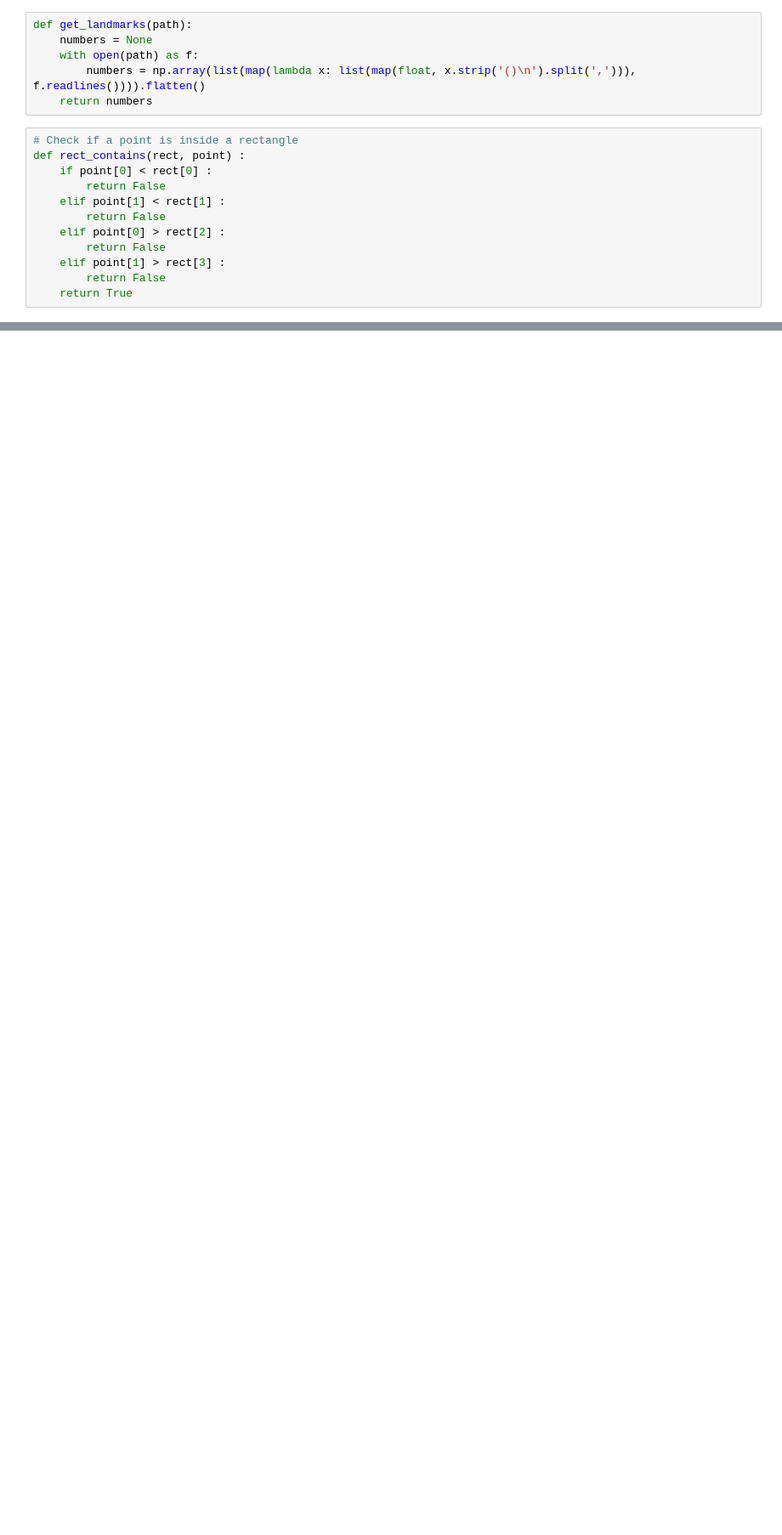
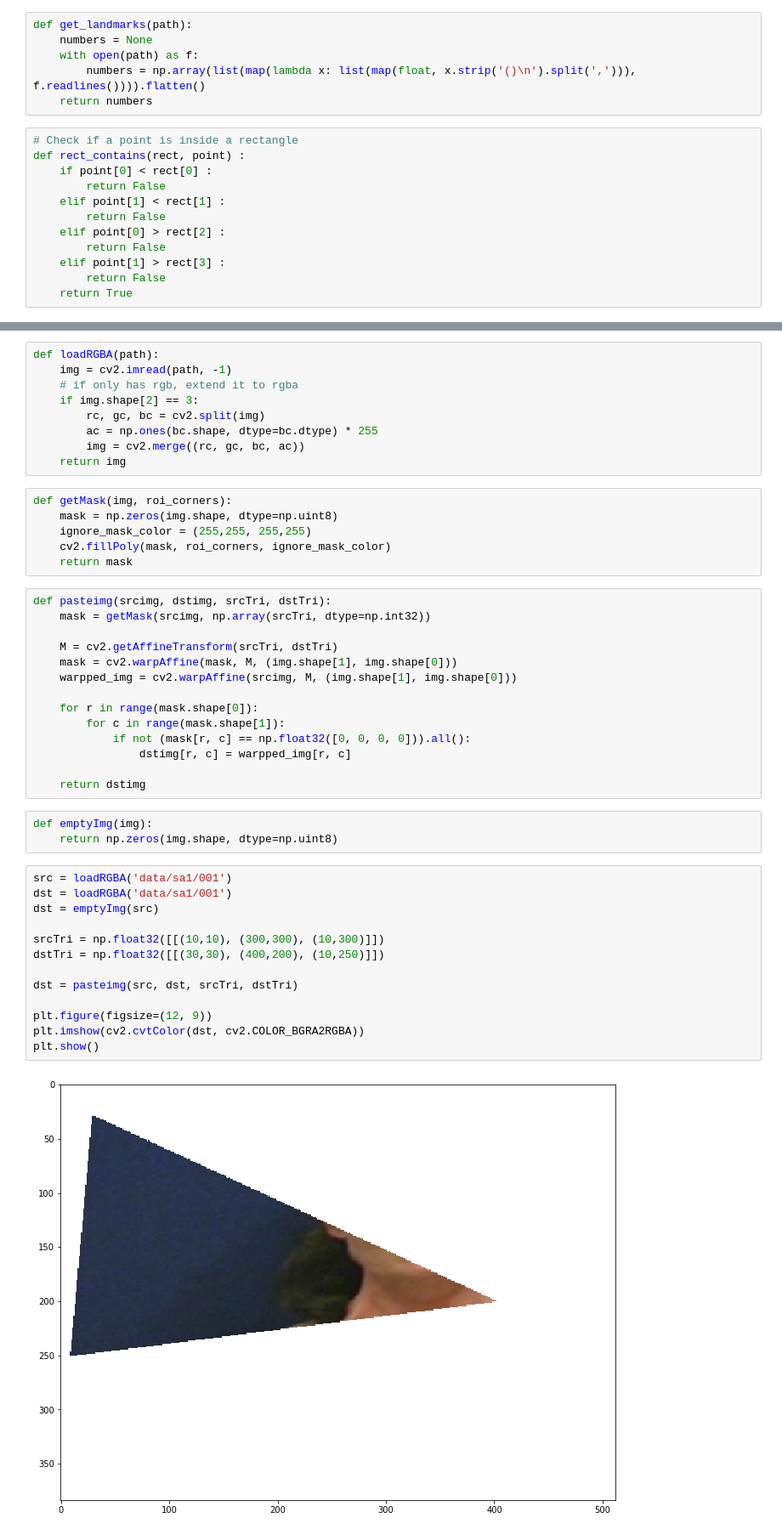
Before and after one commit to chukidadiz/AAM.py, a Jupyter notebook: AAM.ipynb, the cells around one changed output, grey strips where cells are left out. Shown at 85% size. Cells and saved outputs as stored; diff of their text form; blank space fills up the shorter version.

```diff
--- a/AAM.ipynb
+++ b/AAM.ipynb
@@ -51,0 +83,47 @@ plt.show()
+# %%
+def loadRGBA(path):
+    img = cv2.imread(path, -1)
+    # if only has rgb, extend it to rgba
+    if img.shape[2] == 3:
+        rc, gc, bc = cv2.split(img)
+        ac = np.ones(bc.shape, dtype=bc.dtype) * 255
+        img = cv2.merge((rc, gc, bc, ac))
+    return img
+# %%
+def getMask(img, roi_corners):
+    mask = np.zeros(img.shape, dtype=np.uint8)
+    ignore_mask_color = (255,255, 255,255)
+    cv2.fillPoly(mask, roi_corners, ignore_mask_color)
+    return mask
+# %%
+def pasteimg(srcimg, dstimg, srcTri, dstTri):
+    mask = getMask(srcimg, np.array(srcTri, dtype=np.int32))
+
+    M = cv2.getAffineTransform(srcTri, dstTri)
+    mask = cv2.warpAffine(mask, M, (img.shape[1], img.shape[0]))
+    warpped_img = cv2.warpAffine(srcimg, M, (img.shape[1], img.shape[0]))
+
+    for r in range(mask.shape[0]):
+        for c in range(mask.shape[1]):
+            if not (mask[r, c] == np.float32([0, 0, 0, 0])).all():
+                dstimg[r, c] = warpped_img[r, c]
+
+    return dstimg
+# %%
+def emptyImg(img):
+    return np.zeros(img.shape, dtype=np.uint8)
+# %%
+src = loadRGBA('data/sa1/001')
+dst = loadRGBA('data/sa1/001')
+dst = emptyImg(src)
+
+srcTri = np.float32([[(10,10), (300,300), (10,300)]])
+dstTri = np.float32([[(30,30), (400,200), (10,250)]])
+
+dst = pasteimg(src, dst, srcTri, dstTri)
+
+plt.figure(figsize=(12, 9))
+plt.imshow(cv2.cvtColor(dst, cv2.COLOR_BGRA2RGBA))
+plt.show()
+# %% [output]
+[figure, added]
```
Also changed, not shown: parts of 5 cells of this notebook.
